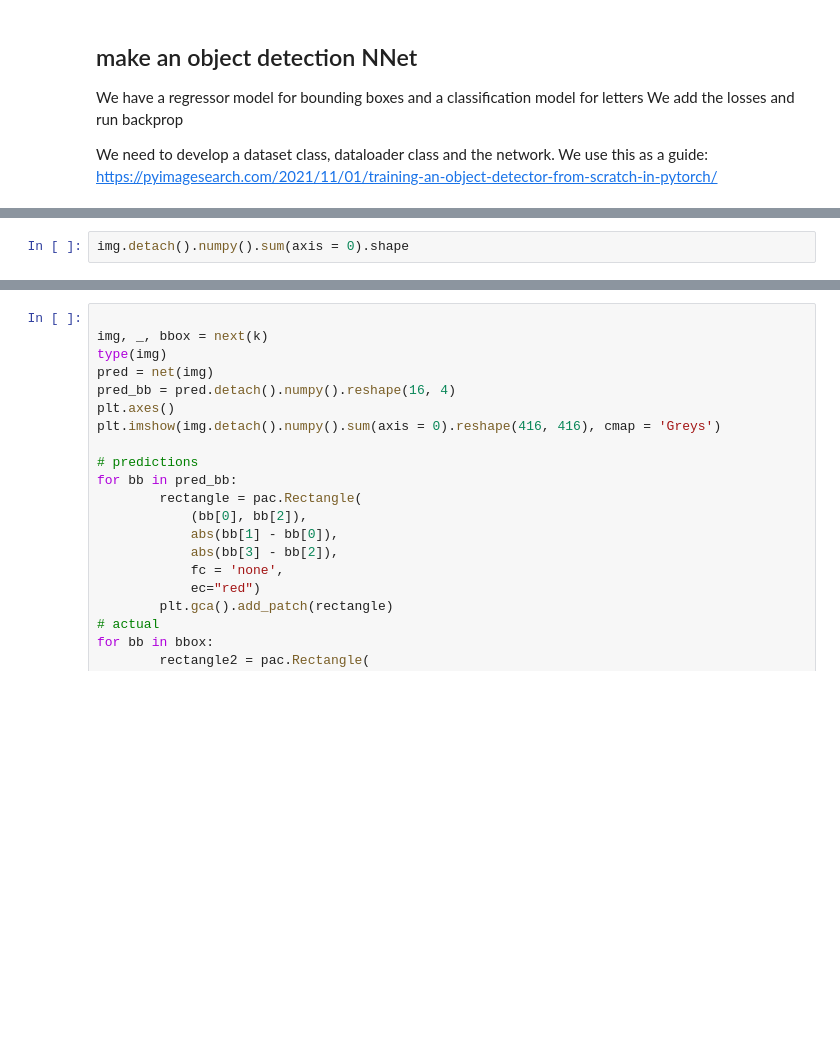
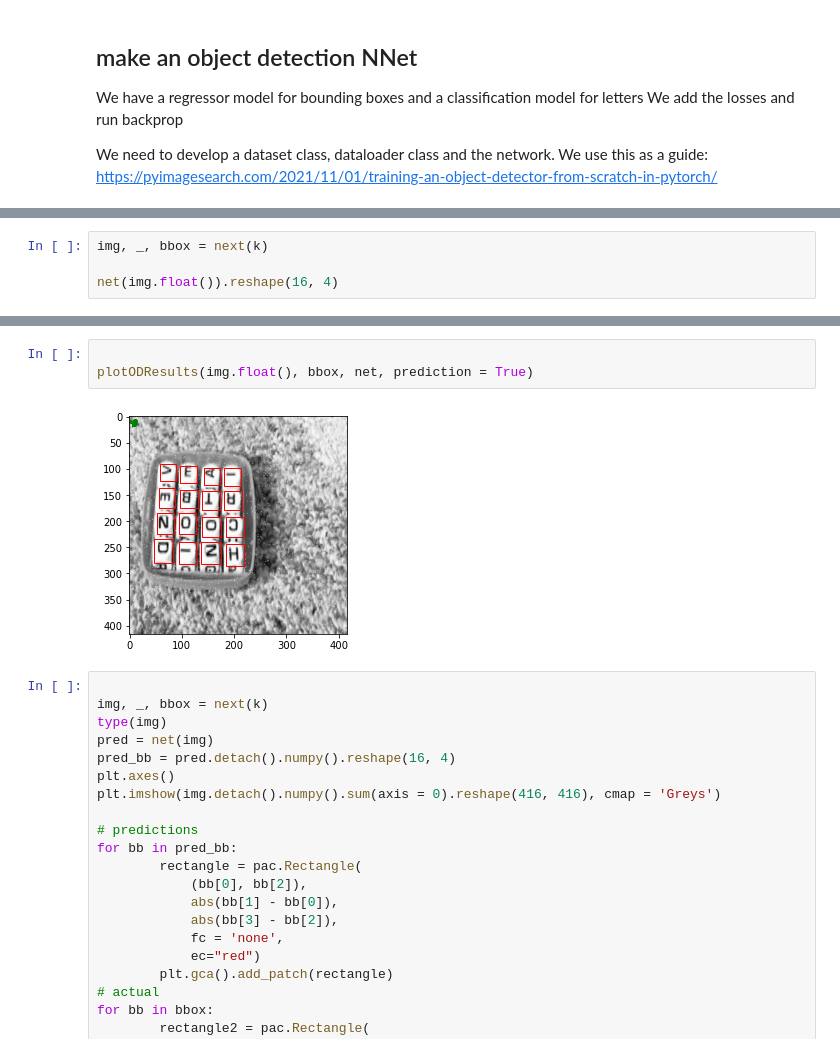
Before and after one commit to gdubbs100/boggle_player, a Jupyter notebook: boggle_training.ipynb, the cells around one changed output, grey strips where cells are left out. Drawn from its saved outputs; the diff is of its cells as text; blank space fills up the shorter version.

```diff
--- a/boggle_training.ipynb
+++ b/boggle_training.ipynb
@@ -353,3 +525,5 @@ preddy!
 # %%
-img.detach().numpy().sum(axis = 0).shape
+img, _, bbox = next(k)
+
+net(img.float()).reshape(16, 4)
 # %% [output]
@@ -357,3 +546,8 @@ img.detach().numpy().sum(axis = 0).shape
+# %%
+
+plotODResults(img.float(), bbox, net, prediction = True)
+# %% [output]
+[figure, added]
 # %%
 
 img, _, bbox = next(k)
```
Also changed, not shown: parts of 30 cells of this notebook.
